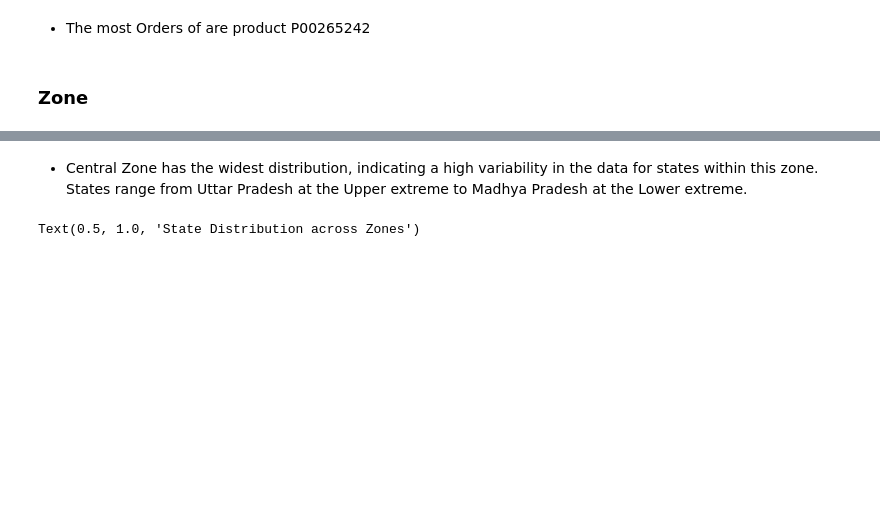
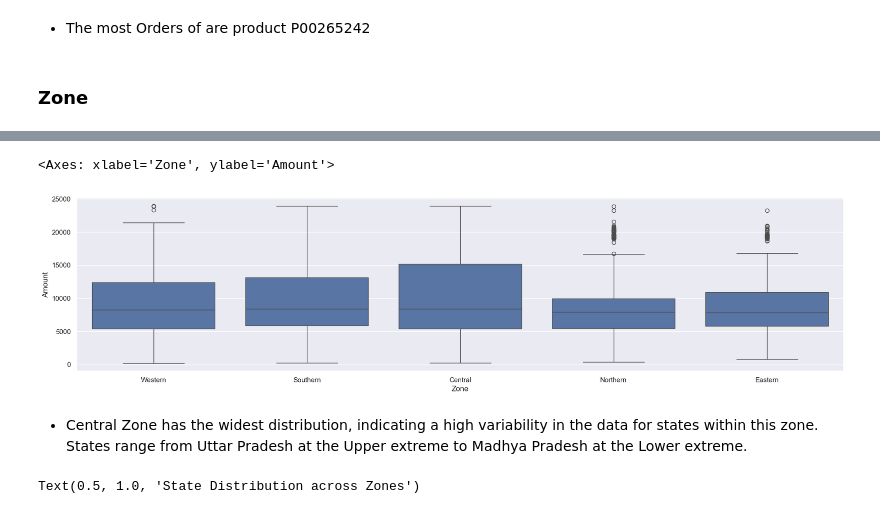
Before and after one commit to ShadowMonarch9871/EDA-Sales-Analysis, a Jupyter notebook: Sales_Analysis.ipynb, the cells around one changed output, grey strips where cells are left out. Cells and saved outputs as stored; diff of their text form; code cells hidden in the pictures; blank space fills up the shorter version.

```diff
--- a/Sales_Analysis.ipynb
+++ b/Sales_Analysis.ipynb
@@ -272,3 +278,8 @@ ax=sns.boxplot(data=df,x='Zone',y='State')
+# %%
+sns.boxplot(data=df,x='Zone',y='Amount')
+# %% [output]
+<Axes: xlabel='Zone', ylabel='Amount'>
+[figure, added]
 # %% [markdown]
 * Central Zone has the widest distribution, indicating a high variability in the data for states within this zone. States range from Uttar Pradesh at the Upper extreme to Madhya Pradesh at the Lower extreme.
 # %%
```
Also changed, not shown: parts of 3 cells of this notebook.
